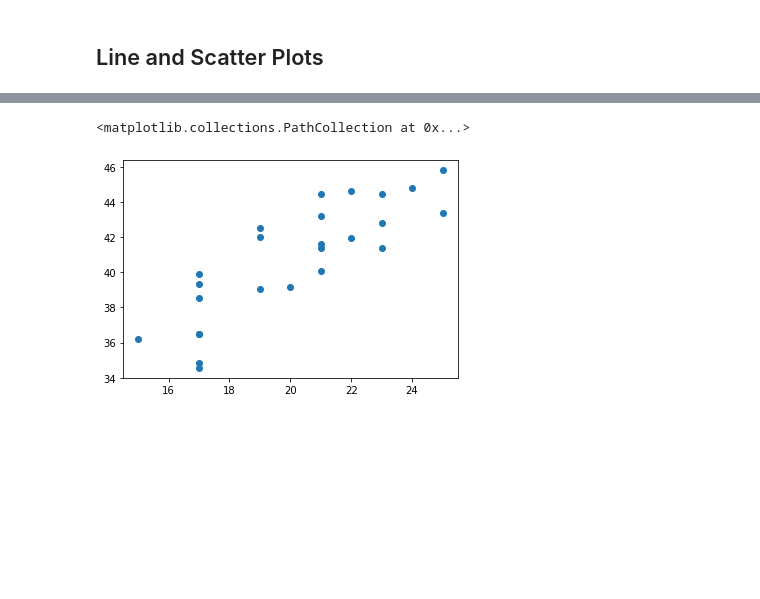
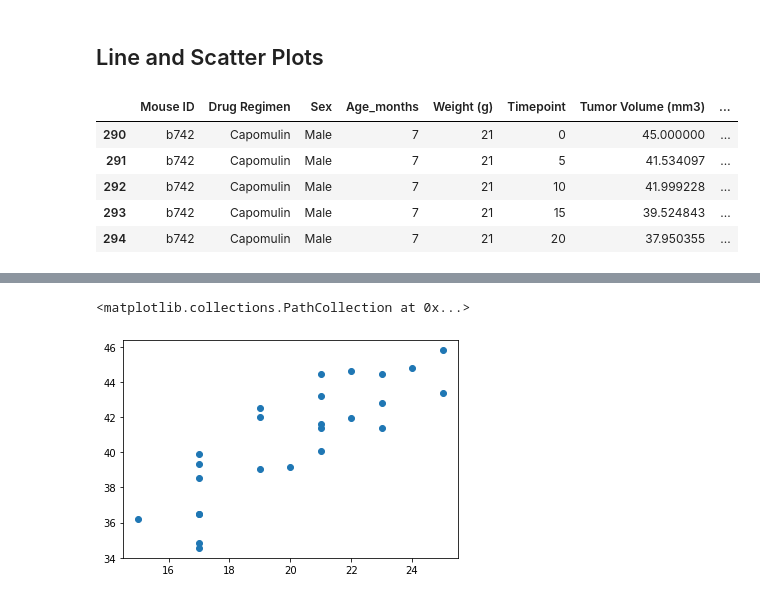
Before and after one commit to TPhillips27/Matplotlib-homework, a Jupyter notebook: Instructions/Pymaceuticals/pymaceuticals_starter.ipynb, the cells around one changed output, grey strips where cells are left out. Cells and saved outputs as stored; diff of their text form; code cells hidden in the pictures; blank space fills up the shorter version.

```diff
--- a/Instructions/Pymaceuticals/pymaceuticals_starter.ipynb
+++ b/Instructions/Pymaceuticals/pymaceuticals_starter.ipynb
@@ -246,3 +256,13 @@ plt.show()
 ## Line and Scatter Plots
 # %%
 # Generate a line plot of time point versus tumor volume for a mouse treated with Capomulin
+
+mouse_df = clean_combined_df.loc[clean_combined_df["Mouse ID"] == "b742",:]
+mouse_df.head()
+# %% [output]
+|  | Mouse ID | Drug Regimen | Sex | Age_months | Weight (g) | Timepoint | Tumor Volume (mm3) | ... |
+| 290 | b742 | Capomulin | Male | 7 | 21 | 0 | 45.000000 | ... |
+| 291 | b742 | Capomulin | Male | 7 | 21 | 5 | 41.534097 | ... |
+| 292 | b742 | Capomulin | Male | 7 | 21 | 10 | 41.999228 | ... |
+| 293 | b742 | Capomulin | Male | 7 | 21 | 15 | 39.524843 | ... |
+| 294 | b742 | Capomulin | Male | 7 | 21 | 20 | 37.950355 | ... |
```
Also changed, not shown: parts of 3 cells of this notebook.
